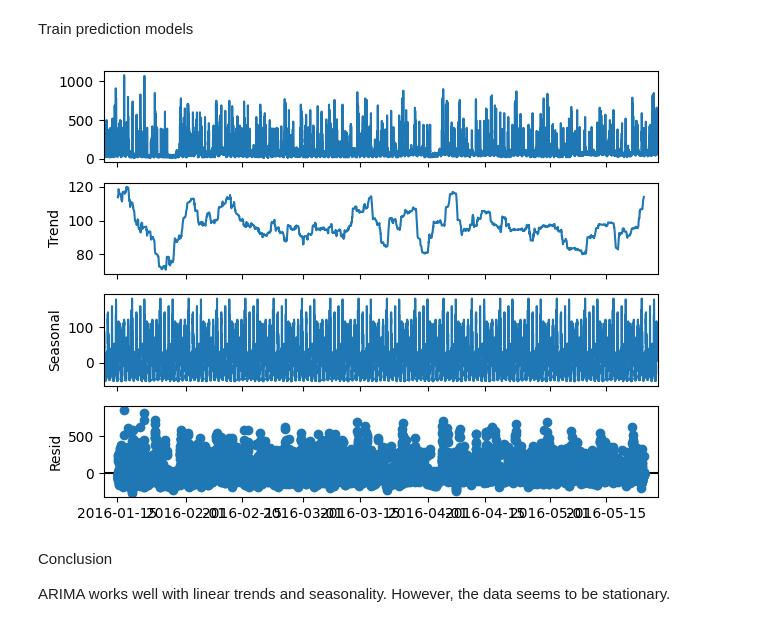
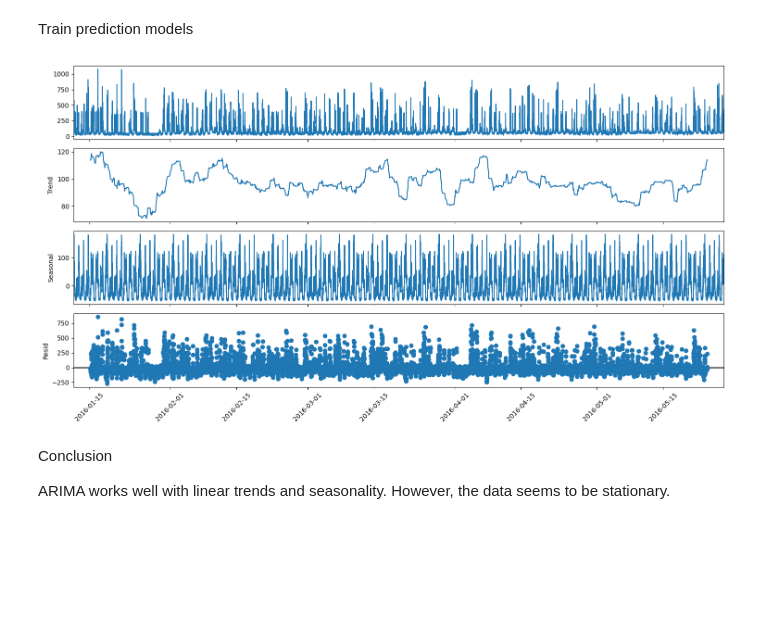
Before and after one commit to EduardoJMatosRomero/EduardoJulianMatosRomero_DCA_DVT_MLB_HCI, a Jupyter notebook: EduardoJulianMatosRomero_DCA_DVT_MLB_HCI.ipynb, the cells around one changed output. Drawn from its saved outputs; the diff is of its cells as text; code cells hidden in the pictures; blank space fills up the shorter version.

```diff
--- a/EduardoJulianMatosRomero_DCA_DVT_MLB_HCI.ipynb
+++ b/EduardoJulianMatosRomero_DCA_DVT_MLB_HCI.ipynb
@@ -468,30 +476,34 @@ Windspeed, Visibility, Tdewpoint: These columns are not relevant for this analys
 # %% [markdown]
 Train prediction models
 # %%
-import pandas as pd
-from statsmodels.tsa.seasonal import seasonal_decompose
-import matplotlib.pyplot as plt
-
 # Load dataset
 df = pd.read_csv('energydata_complete.csv', parse_dates=['date'])
 
 # Prepare data
 data_arima = df[['Appliances', 'date']].set_index('date')
 
 # Decompose time series
 decomp_period = 6 * 24 * 7  # 1 week period, assuming data sampled every 10 minutes
 result = seasonal_decompose(data_arima, period=decomp_period, model='additive')
 
 # Plot decomposition
-result.plot()
+fig = result.plot()
+fig.set_size_inches(15, 8)
+
+# Rotate x-axis labels
+for ax in fig.axes:
+    plt.sca(ax)
+    plt.xticks(rotation=45)
+
+plt.tight_layout()
 plt.show()
 
 # Store the result's attributes
 residual = result.resid
 seasonal = result.seasonal
 trend = result.trend
 # %% [output]
-[figure, old version]
+[figure, new version]
 # %% [markdown]
 Conclusion
 
```
Also changed, not shown: parts of 11 cells of this notebook, 3 other files.
